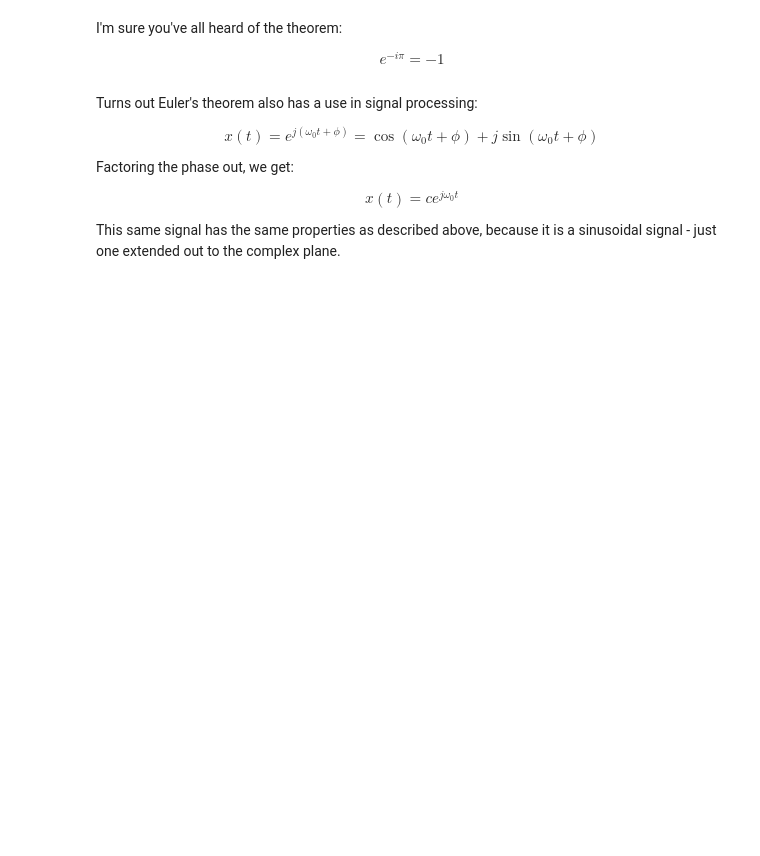
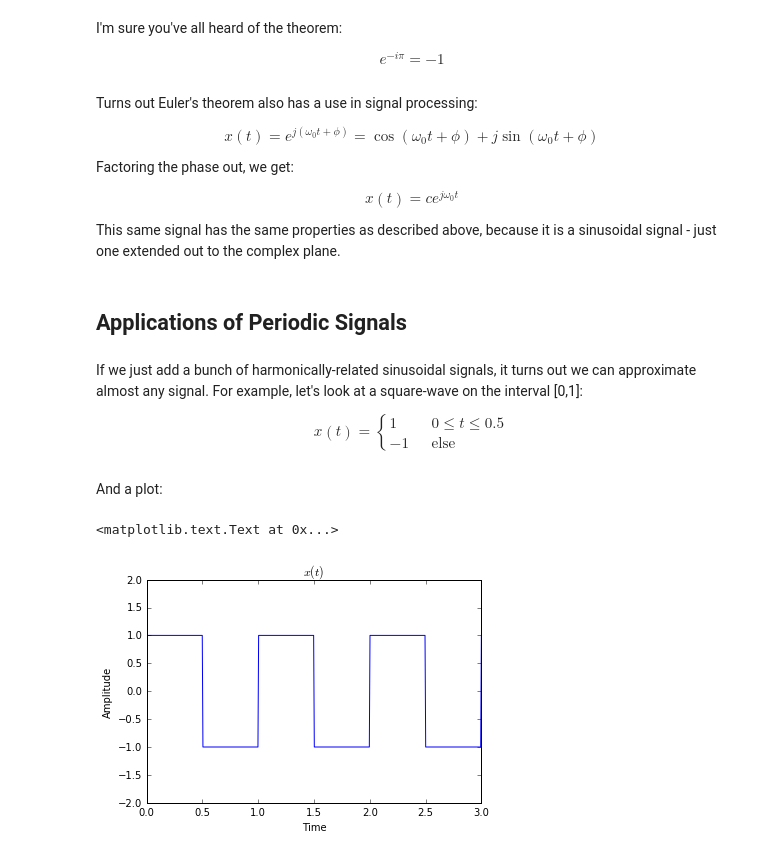
Before and after one commit to mohsaad/Intro-to-Signal-Processing, a Jupyter notebook: 3 - CT and DT Signal Representations/3.1 - Fourier Series.ipynb, the cells around one changed output. Saved outputs shown, nothing was run; the diff lists cells and outputs as text; code cells hidden in the pictures; blank space fills up the shorter version.

```diff
--- a/3 - CT and DT Signal Representations/3.1 - Fourier Series.ipynb
+++ b/3 - CT and DT Signal Representations/3.1 - Fourier Series.ipynb
@@ -106,5 +107,26 @@ Factoring the phase out, we get:
 $$x(t) = ce^{j\omega_0 t}$$
 
 This same signal has the same properties as described above, because it is a sinusoidal signal - just one extended out to the complex plane.
-# %% [markdown]
-##
+# %% [markdown]
+## Applications of Periodic Signals
+# %% [markdown]
+If we just add a bunch of harmonically-related sinusoidal signals, it turns out we can approximate almost any signal. For example, let's look at a square-wave on the interval [0,1]:
+
+$$x(t) = \left\{
+        \begin{array}{ll}
+            1 & \quad 0 \leq t \leq 0.5 \\
+            -1 & \quad \text{else}
+        \end{array}
+    \right.$$
+# %% [markdown]
+And a plot:
+# %%
+t = np.linspace(0, 3, 500)
+plt.plot(t, signal.square(2 * np.pi * t))
+plt.ylim(-2,2)
+plt.xlabel('Time')
+plt.ylabel('Amplitude')
+plt.title('$x(t)$')
+# %% [output]
+<matplotlib.text.Text at 0x...>
+[figure, added]
```
Also changed, not shown: parts of 6 cells of this notebook.
